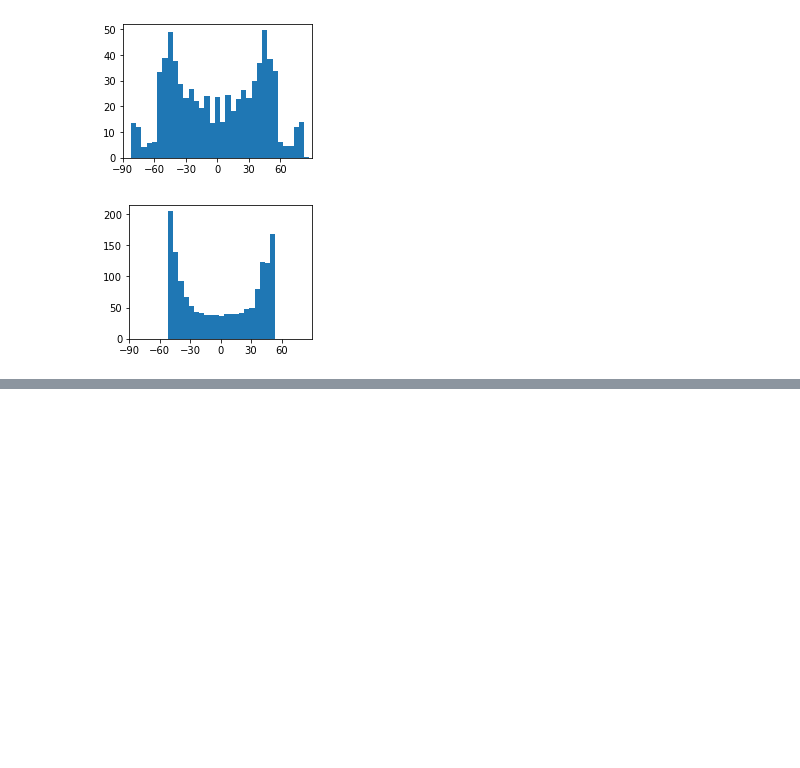
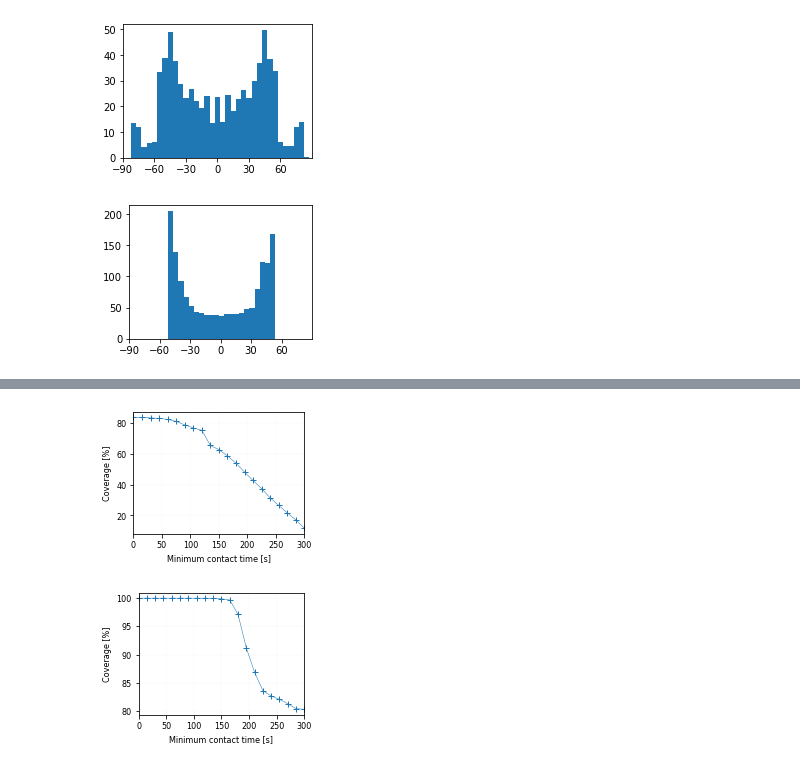
Before and after one commit to Josvth/hermes, a Jupyter notebook: visibility_analysis/Telesat/Analysis_Telesat.ipynb, the cells around one changed output, grey strips where cells are left out. Saved outputs shown, nothing was run; the diff lists cells and outputs as text; code cells hidden in the pictures; blank space fills up the shorter version.

Commit message:
Commit before writing coverage analysis.

```diff
--- a/visibility_analysis/Telesat/Analysis_Telesat.ipynb
+++ b/visibility_analysis/Telesat/Analysis_Telesat.ipynb
@@ -8,6 +8,7 @@ import numpy as np
 import pandas as pd
 
 import matplotlib.pyplot as plt
+import matplotlib
 from poliastro.bodies import Earth
 from astropy import units as u, time
 from notebooks.PlotUtil import apply_report_formatting
@@ -53,7 +54,9 @@ def generate_gap_df(instances_df, step_duration = 1.0, end_tof = None):
                 'end_tof': end_tof,
                 'duration': duration}
 
-    return pd.DataFrame(gaps_dict)
+    gaps_df = pd.DataFrame(gaps_dict, index=list(range(len(start_tof))) if isinstance(start_tof, np.ndarray) else [0])
+    gaps_df.index.name = 'g'
+    return gaps_df
 # %% [markdown]
 # Telesat
 # %%
@@ -373,0 +421,46 @@ plt.show()
+# %%
+def plot_temporal_coverage(instances_df, pass_df, t_end = None, min_durations=np.arange(0, 315, 15)):
+
+    if t_end is None:
+        t_end = instances_df['tof'].values[-1]
+
+    percentages = np.zeros((len(min_durations),))
+
+    for i, min_duration in enumerate(min_durations):
+
+        # First we find which passes are long enough to include:
+        long_passes = pass_df[pass_df.duration > min_duration]
+
+        # And use that to filter the instances
+        long_instances_df = instances_df[instances_df.index.isin(long_passes.index, level='p')]
+
+        # Then we compute the gaps
+        long_gap_df = generate_gap_df(long_instances_df)
+
+        # Then we compute the total gap duration
+        total_gap_duration = long_gap_df[long_gap_df['end_tof'] < t_end].duration.sum()
+
+        # And compute the coverage percentage
+        percentages[i] = 1 - total_gap_duration / t_end
+
+    ## DO PLOTTING
+    fig, ax = plt.subplots(tight_layout=True, figsize=(3.2, 2.4))
+    ax.plot(min_durations, percentages * 100, '-+', linewidth=0.5)
+    ax.set_xlabel('Minimum contact time [s]')
+    ax.set_ylabel('Coverage [%]')
+    ax.grid(linestyle=':', linewidth=0.1)
+    ax.set_xlim((0, max(min_durations)))
+    apply_report_formatting()
+
+plot_temporal_coverage(instances_500km_df, pass_500km_df)
+plt.savefig(figures_dir + '/Telesat_coverage_vs_time_500km97deg.svg')
+plt.savefig(figures_dir + '/Telesat_coverage_vs_time_500km97deg.pgf')
+plt.show()
+
+plot_temporal_coverage(instances_400km_df, pass_400km_df)
+plt.savefig(figures_dir + '/Telesat_coverage_vs_time_400km51deg.svg')
+plt.savefig(figures_dir + '/Telesat_coverage_vs_time_400km51deg.pgf')
+plt.show()
+# %% [output]
+[figure, added]
+[figure, added]
```
Also changed, not shown: parts of 6 cells of this notebook, 3 other files.
